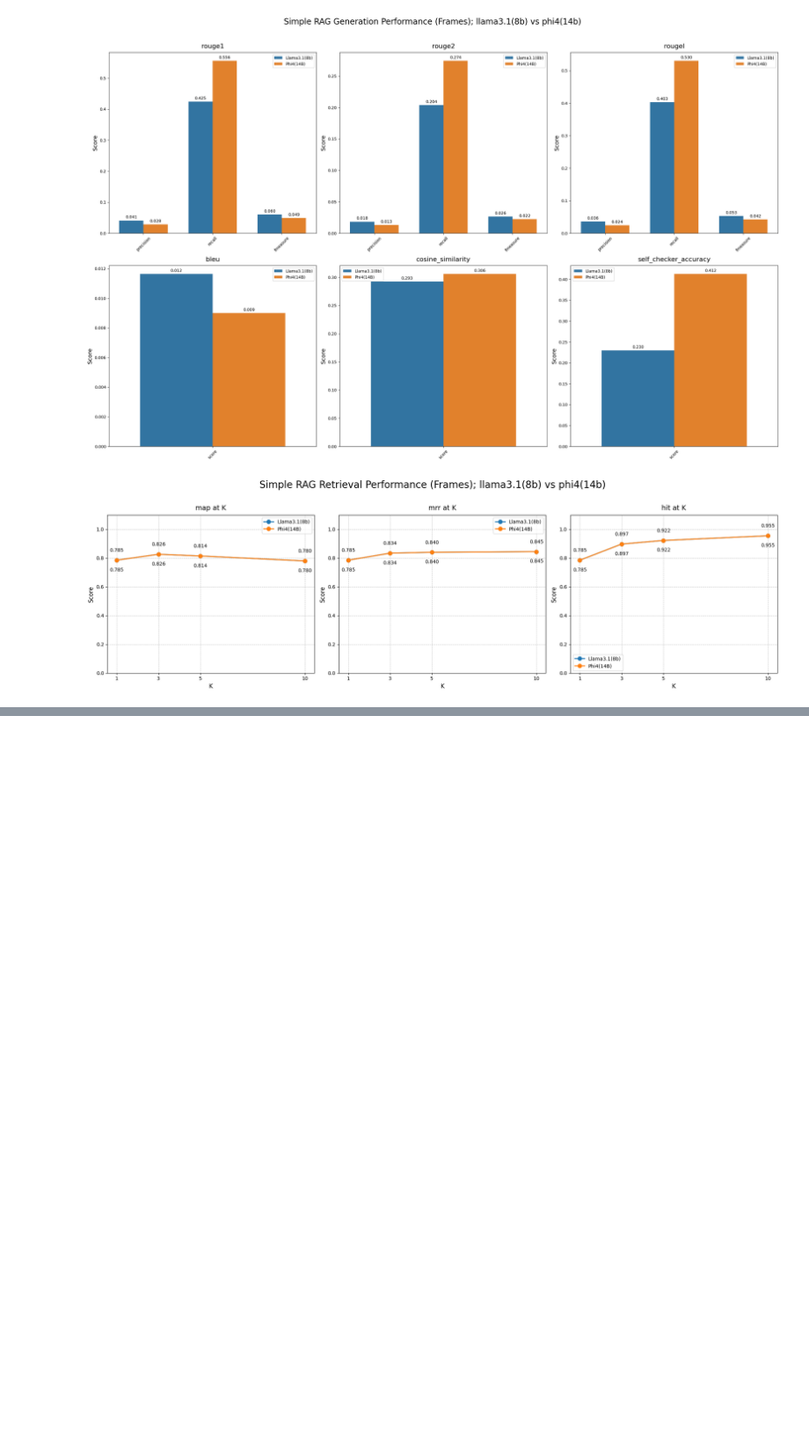
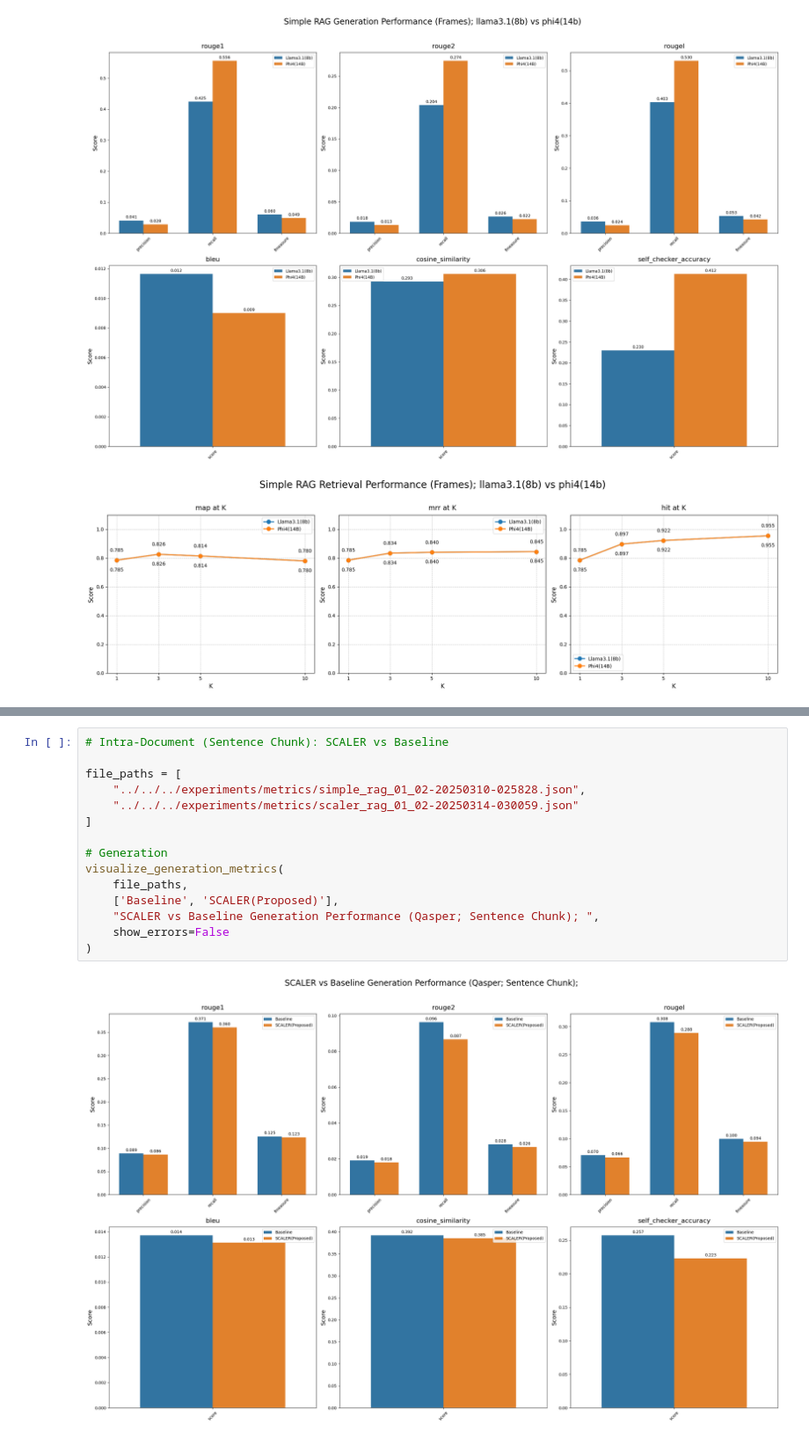
Before and after one commit to RanArino/BDC800-Capstone, a Jupyter notebook: core/evaluation/viz/viz_results.ipynb, the cells around one changed output, grey strips where cells are left out. Shown at 88% size. Cells and saved outputs as stored; diff of their text form; blank space fills up the shorter version.

```diff
--- a/core/evaluation/viz/viz_results.ipynb
+++ b/core/evaluation/viz/viz_results.ipynb
@@ -92,0 +113,17 @@ visualize_retrieval_metrics(
+# %%
+# Intra-Document (Sentence Chunk): SCALER vs Baseline
+
+file_paths = [
+    "../../../experiments/metrics/simple_rag_01_02-20250310-025828.json",
+    "../../../experiments/metrics/scaler_rag_01_02-20250314-030059.json"
+]
+
+# Generation
+visualize_generation_metrics(
+    file_paths,
+    ['Baseline', 'SCALER(Proposed)'],
+    "SCALER vs Baseline Generation Performance (Qasper; Sentence Chunk); ",
+    show_errors=False
+)
+# %% [output]
+[figure, added]
```
Also changed, not shown: parts of 4 cells of this notebook.
